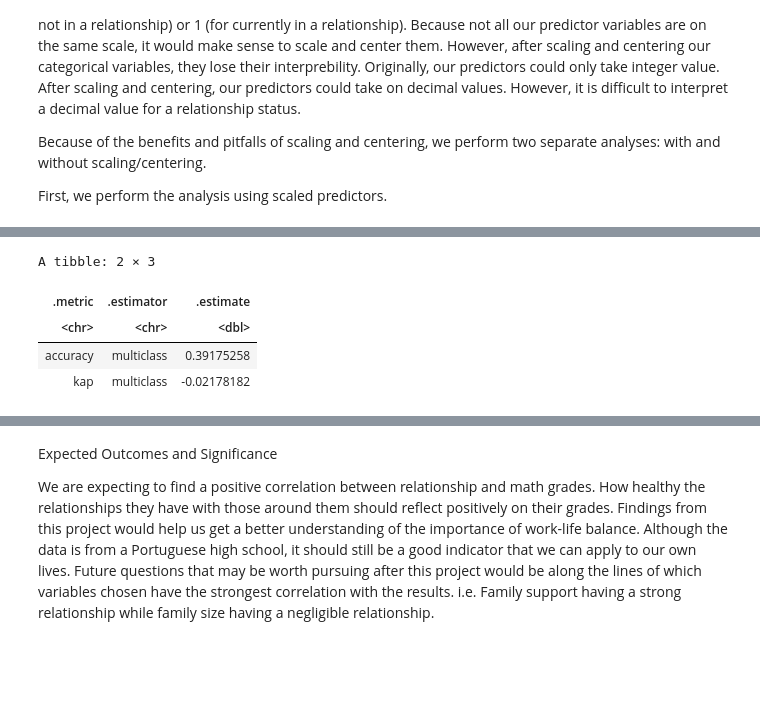
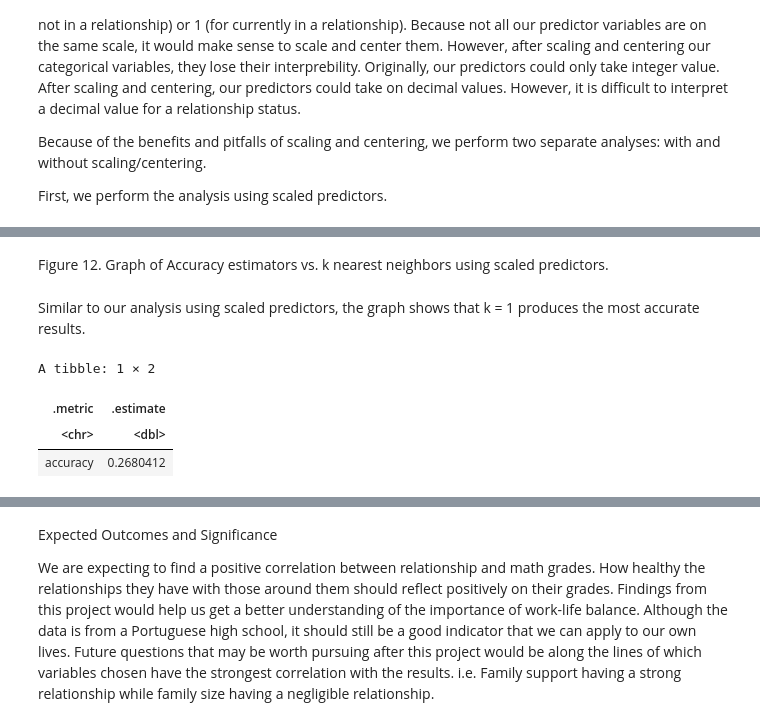
Before and after one commit to nishant-sr/StudentGrades_Project, a Jupyter notebook: proposal (2) (1).ipynb, the cells around one changed output, grey strips where cells are left out. Saved outputs shown, nothing was run; the diff lists cells and outputs as text; code cells hidden in the pictures; blank space fills up the shorter version.

Commit message:
Edited Methods and Results

```diff
--- a/proposal (2) (1).ipynb
+++ b/proposal (2) (1).ipynb
@@ -296,3 +273,11 @@ scaling and centering, our predictors could take on decimal values. However, it
 Because of the benefits and pitfalls of scaling and centering, we perform two separate analyses: with and without scaling/centering.
 
 First, we perform the analysis using scaled predictors.
+# %%
+# Workflow using scaled predictors
+set.seed(1)
+
+#create recipe, which scales and centers all predictors
+grades_recipe_scaled <- recipe(grade_category ~., data = grades_train_predictors) %>%
+    step_center(all_predictors()) %>%
+    step_scale(all_predictors())
@@ -298,0 +332,11 @@ First, we perform the analysis using scaled predictors.
+# %%
+# create final model specification using k = 1
+grades_spec_final <- nearest_neighbor(weight_func = "rectangular", neighbors = 1) %>%
+  set_engine("kknn") %>%
+  set_mode("classification")
+
+
+grades_fit <- workflow() %>%
+  add_recipe(grades_recipe_scaled) %>%
+  add_model(grades_spec_final) %>%
+  fit(data = grades_train)
@@ -298,0 +346,8 @@ First, we perform the analysis using scaled predictors.
+# %%
+# obtain grade_category prediction accuracy using testing dataset
+grades_test_predictions <- predict(grades_fit, grades_test) %>%
+  bind_cols(grades_test) %>%
+  metrics(truth = grade_category, estimate = .pred_class) %>%
+  filter(.metric == "accuracy") %>%
+  select(.metric, .estimate)
+grades_test_predictions
@@ -344,25 +395,25 @@ ERROR: Error in bake.recipe(., new_data = grades_scaled): object 'grades_scaled'
+# %% [markdown]
+Figure 12. Graph of Accuracy estimators vs. k nearest neighbors using scaled predictors.
+# %% [markdown]
+Similar to our analysis using scaled predictors, the graph shows that k = 1 produces the most accurate results.
 # %%
-# from the accuracy vs. neighbors graph, it seems like k = 1 produces the best accuracy, so we will use k = 1 in our final classication algorithm
-
-# create final model specification using k = 1
-grades_spec_final <- nearest_neighbor(weight_func = "rectangular", neighbors = 1) %>%
+# create final model specification using k = 71 neighbors
+grades_spec_final_unscaled <- nearest_neighbor(weight_func = "rectangular", neighbors = 71) %>%
   set_engine("kknn") %>%
   set_mode("classification")
 
-
-grades_fit <- workflow() %>%
-  add_recipe(grades_recipe) %>%
+grades_fit_unscaled <- workflow() %>%
+  add_recipe(grades_recipe_scaled) %>%
   add_model(grades_spec_final) %>%
-  fit(data = grades_scaled)
+  fit(data = grades_train_predictors)
 
 # obtain grade_category prediction accuracy using testing dataset
-grades_test_predictions <- predict(grades_fit, grades_test) %>%
+grades_test_predictions_unscaled <- predict(grades_fit_unscaled, grades_test) %>%
   bind_cols(grades_test) %>%
   metrics(truth = grade_category, estimate = .pred_class)
 grades_test_predictions
 # %% [output]
-A tibble: 2 × 3
+A tibble: 1 × 2
-| .metric | .estimator | .estimate |
-| <chr> | <chr> | <dbl> |
-| accuracy | multiclass | 0.39175258 |
-| kap | multiclass | -0.02178182 |
+| .metric | .estimate |
+| <chr> | <dbl> |
+| accuracy | 0.2680412 |
```
Also changed, not shown: parts of 24 cells of this notebook.
